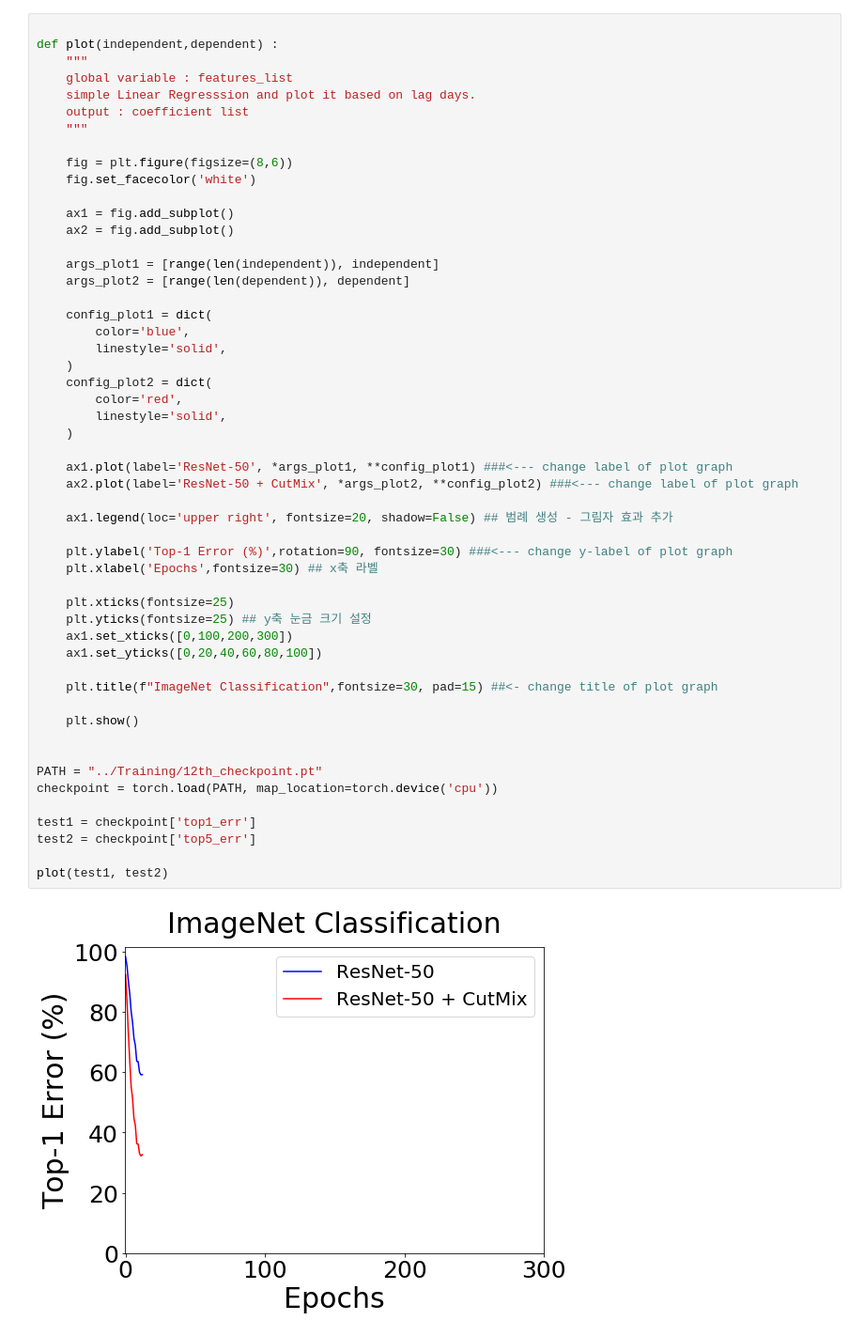
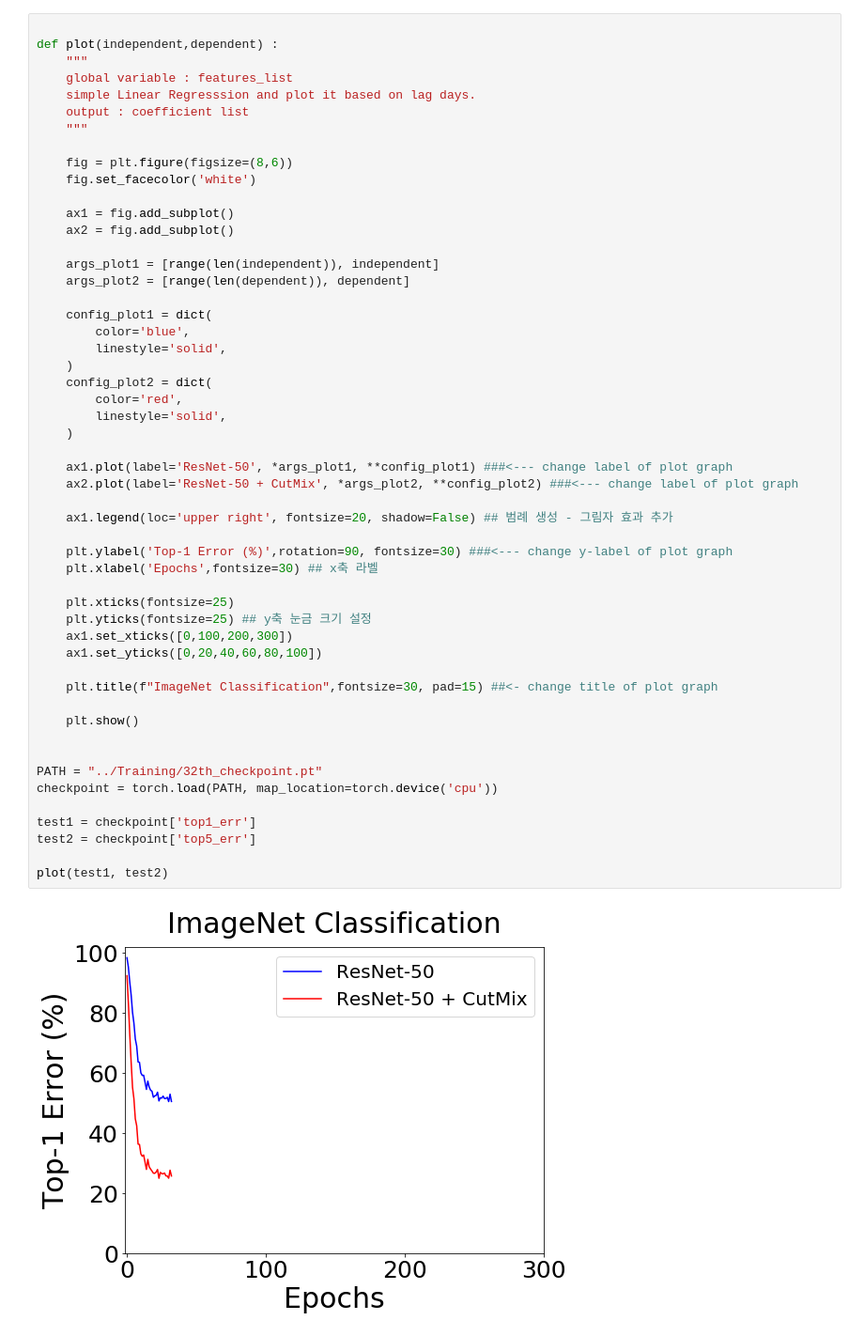
Before and after one commit to GwiHwan-Go/Reproduce_CutMix, a Jupyter notebook: utills/plot.ipynb, the cells around one changed output. Shown: that part at 94% size. Saved outputs shown, nothing was run; the diff lists cells and outputs as text.

```diff
--- a/utills/plot.ipynb
+++ b/utills/plot.ipynb
@@ -28,32 +30,32 @@ def plot(independent,dependent) :
     config_plot2 = dict(
         color='red',
         linestyle='solid',
     )
 
     ax1.plot(label='ResNet-50', *args_plot1, **config_plot1) ###<--- change label of plot graph
     ax2.plot(label='ResNet-50 + CutMix', *args_plot2, **config_plot2) ###<--- change label of plot graph
 
     ax1.legend(loc='upper right', fontsize=20, shadow=False) ## 범례 생성 - 그림자 효과 추가
 
     plt.ylabel('Top-1 Error (%)',rotation=90, fontsize=30) ###<--- change y-label of plot graph
     plt.xlabel('Epochs',fontsize=30) ## x축 라벨
 
     plt.xticks(fontsize=25)
     plt.yticks(fontsize=25) ## y축 눈금 크기 설정
     ax1.set_xticks([0,100,200,300])
     ax1.set_yticks([0,20,40,60,80,100])
 
     plt.title(f"ImageNet Classification",fontsize=30, pad=15) ##<- change title of plot graph
 
     plt.show()
 
 
-PATH = "../Training/12th_checkpoint.pt"
+PATH = "../Training/32th_checkpoint.pt"
 checkpoint = torch.load(PATH, map_location=torch.device('cpu'))
 
 test1 = checkpoint['top1_err']
 test2 = checkpoint['top5_err']
 
 plot(test1, test2)
 # %% [output]
-[figure, old version]
+[figure, new version]
```
Also changed, not shown: parts of 2 cells of this notebook, 1 other file.
